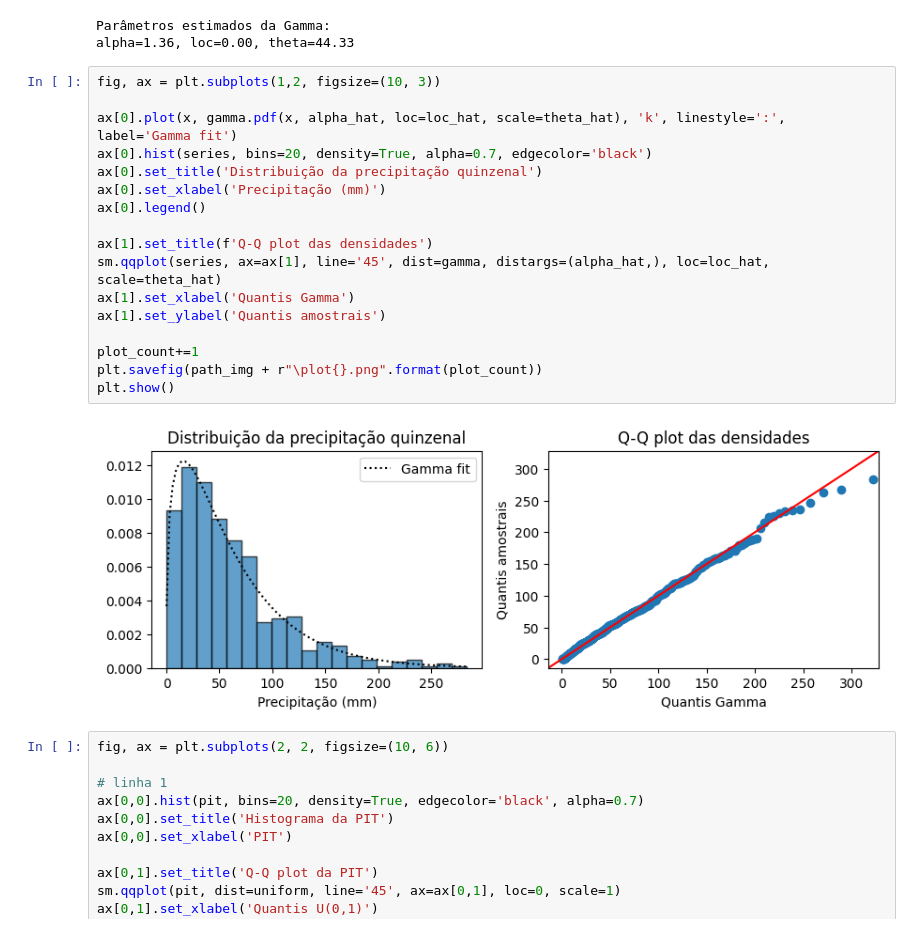
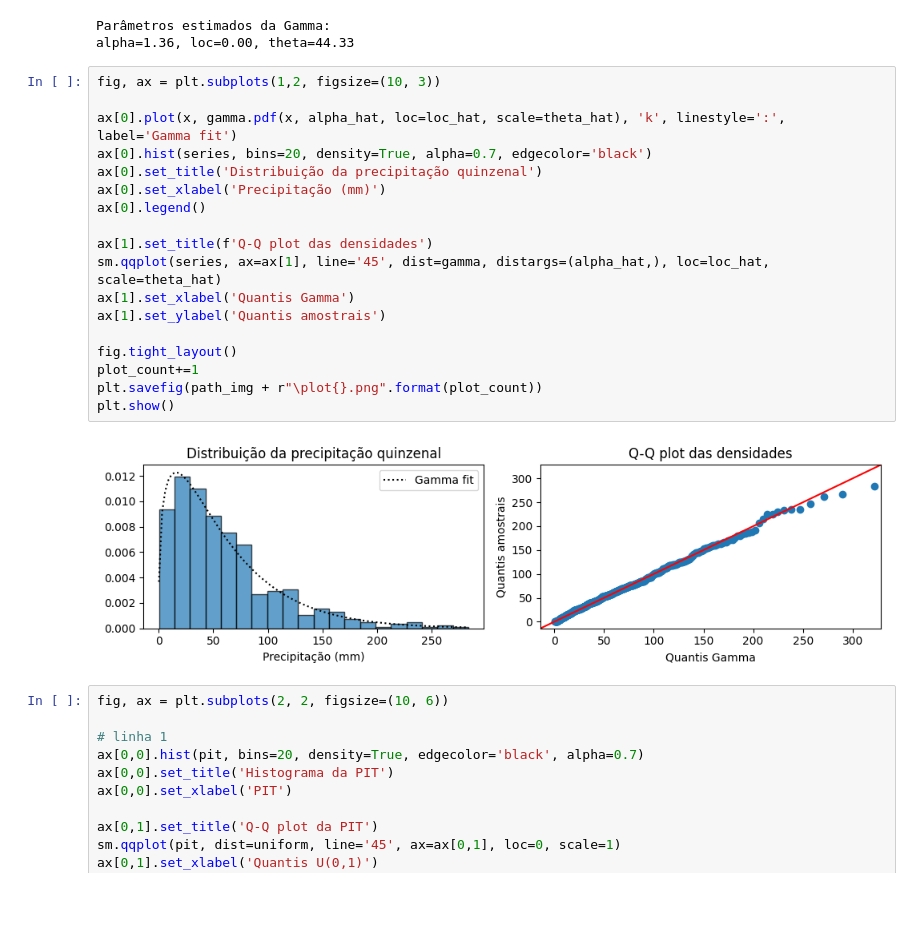
Before and after one commit to asdmalizia/masters, a Jupyter notebook: Estudo orientado/2. TVE para precipitação.ipynb, the cells around one changed output. Cells and saved outputs as stored; diff of their text form; blank space fills up the shorter version.

```diff
--- a/Estudo orientado/2. TVE para precipitação.ipynb
+++ b/Estudo orientado/2. TVE para precipitação.ipynb
@@ -162,22 +158,23 @@ alpha=1.36, loc=0.00, theta=44.33
 # %%
 fig, ax = plt.subplots(1,2, figsize=(10, 3))
 
 ax[0].plot(x, gamma.pdf(x, alpha_hat, loc=loc_hat, scale=theta_hat), 'k', linestyle=':', label='Gamma fit')
 ax[0].hist(series, bins=20, density=True, alpha=0.7, edgecolor='black')
 ax[0].set_title('Distribuição da precipitação quinzenal')
 ax[0].set_xlabel('Precipitação (mm)')
 ax[0].legend()
 
 ax[1].set_title(f'Q-Q plot das densidades')
 sm.qqplot(series, ax=ax[1], line='45', dist=gamma, distargs=(alpha_hat,), loc=loc_hat, scale=theta_hat)
 ax[1].set_xlabel('Quantis Gamma')
 ax[1].set_ylabel('Quantis amostrais')
 
+fig.tight_layout()
 plot_count+=1
 plt.savefig(path_img + r"\plot{}.png".format(plot_count))
 plt.show()
 # %% [output]
-[figure, old version]
+[figure, new version]
 # %%
 fig, ax = plt.subplots(2, 2, figsize=(10, 6))
 
```
Also changed, not shown: parts of 12 cells of this notebook, 1 other file.
